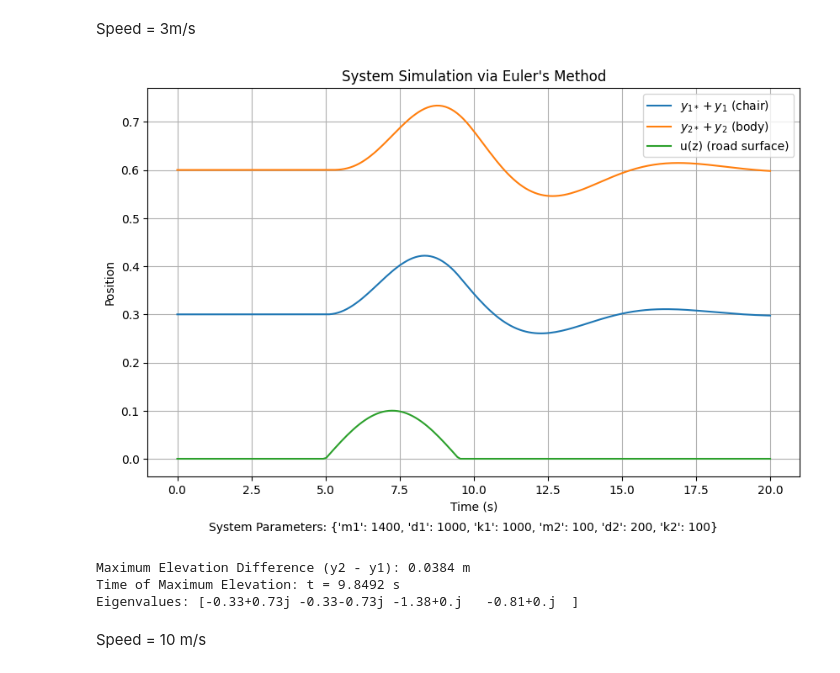
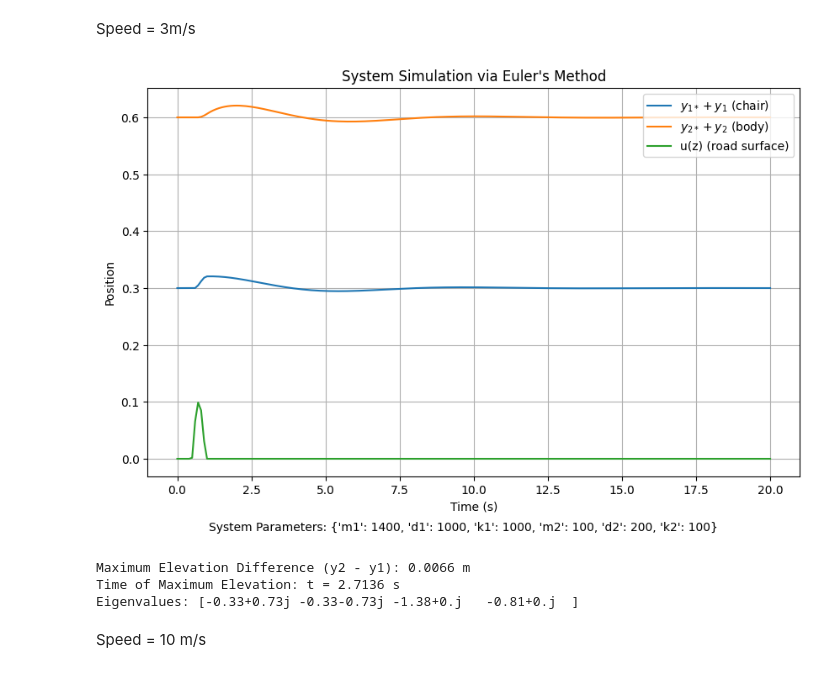
Before and after one commit to FranDeLio/Systems_Theory_Project, a Jupyter notebook: assignment.ipynb, the cells around one changed output. Drawn from its saved outputs; the diff is of its cells as text; code cells hidden in the pictures.

```diff
--- a/assignment.ipynb
+++ b/assignment.ipynb
@@ -165,23 +165,23 @@ Eigenvalues: [-0.33+0.73j -0.33-0.73j -1.38+0.j   -0.81+0.j  ]
 # %% [markdown]
 Speed = 3m/s
 # %%
-s = 3
-z = lambda t: s*t
+s = 1
+z = lambda t: 10*t
 u = lambda z: 0.1 * np.cos(-0.6981*(z/s-7.25)) if 5 <= z/s <= 9.5 else 0
 
 input_parameters = {"m1":1400, "d1": 1000, "k1": 1000,
                     "m2": 100, "d2": 200, "k2": 100}
 initial_conditions = {"x1": 0, "x2": 0, "x3": 0, "x4": 0}
 
 model = LinearControlSystem(input_parameters, u=u, z=z, time=20)
 model.solve(initial_conditions)
 model.plot(plot_u=True)
 model.compute_max_elevation()
 model.compute_eigenvalues()
 # %% [output]
-[figure, old version]
+[figure, new version]
-Maximum Elevation Difference (y2 - y1): 0.0384 m
-Time of Maximum Elevation: t = 9.8492 s
+Maximum Elevation Difference (y2 - y1): 0.0066 m
+Time of Maximum Elevation: t = 2.7136 s
 Eigenvalues: [-0.33+0.73j -0.33-0.73j -1.38+0.j   -0.81+0.j  ]
 # %% [markdown]
 Speed = 10 m/s
```
Also changed, not shown: parts of 3 cells of this notebook.
